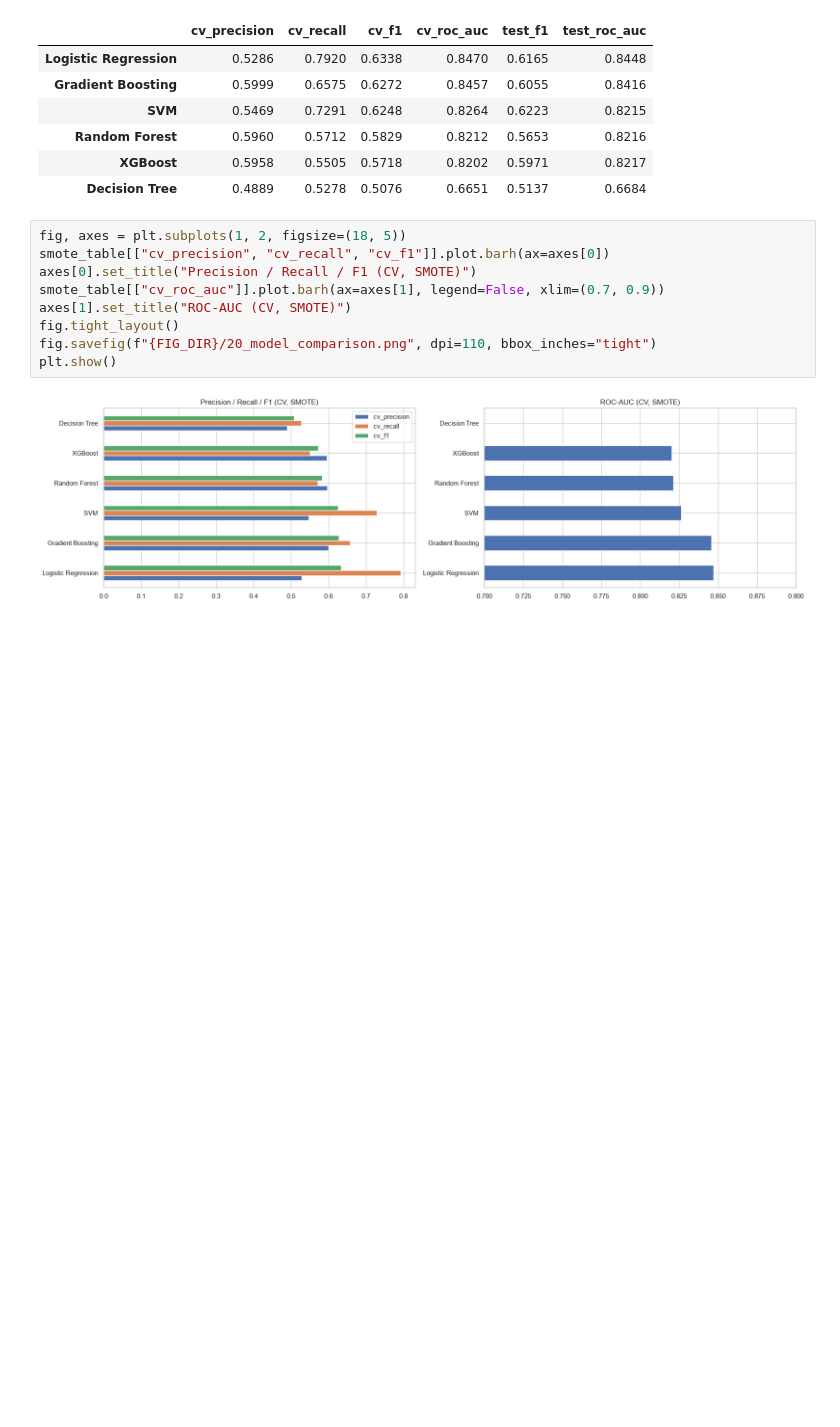
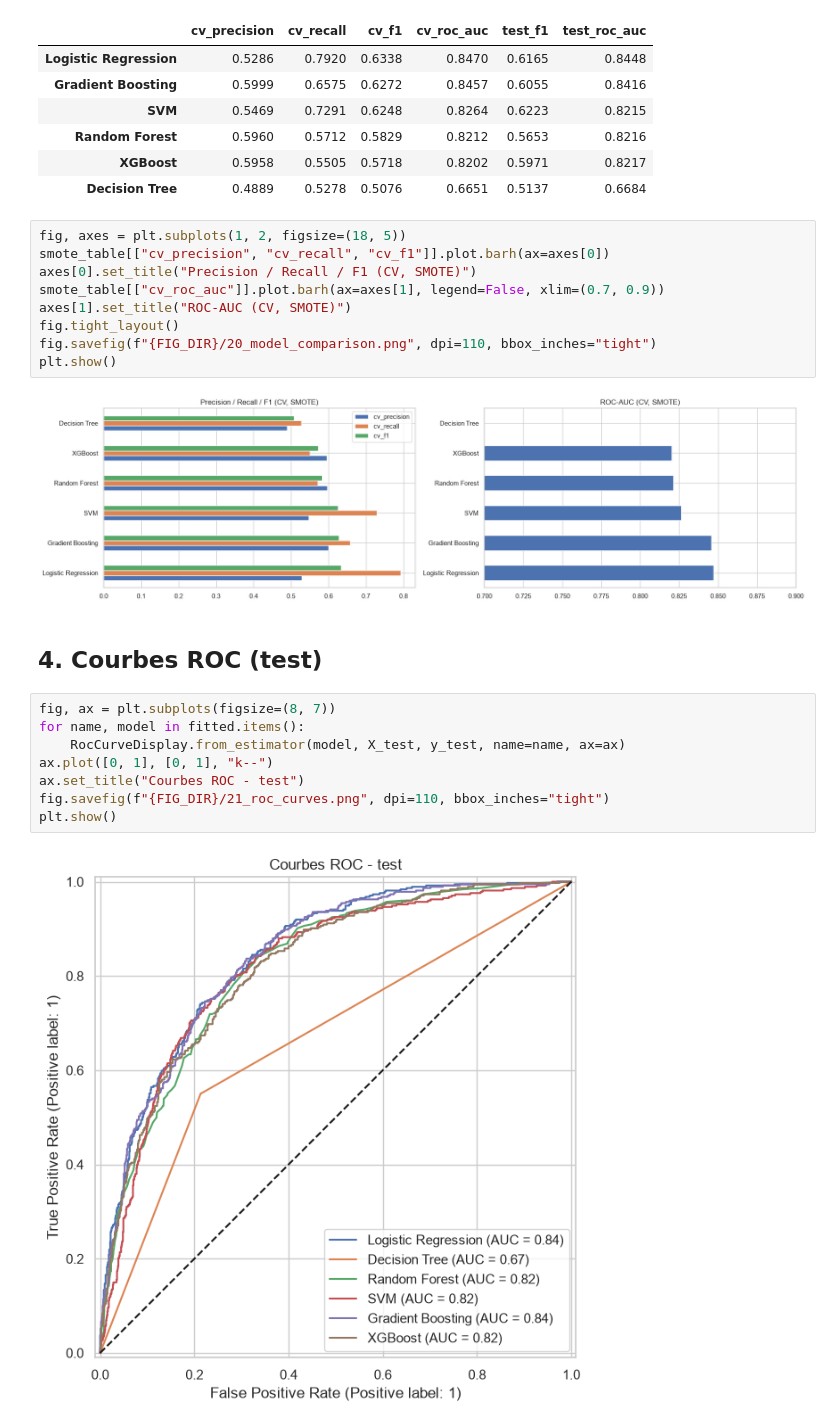
Before and after one commit to doughmi-ilyas/customer-churn-prediction, a Jupyter notebook: notebooks/03_classification.ipynb, the cells around one changed output. Drawn from its saved outputs; the diff is of its cells as text; blank space fills up the shorter version.

Commit message:
classification: add section "Courbes ROC (test)"

```diff
--- a/notebooks/03_classification.ipynb
+++ b/notebooks/03_classification.ipynb
@@ -227,3 +227,15 @@ fig.savefig(f"{FIG_DIR}/20_model_comparison.png", dpi=110, bbox_inches="tight")
 plt.show()
 # %% [output]
 [figure]
+# %% [markdown]
+## 4. Courbes ROC (test)
+# %%
+fig, ax = plt.subplots(figsize=(8, 7))
+for name, model in fitted.items():
+    RocCurveDisplay.from_estimator(model, X_test, y_test, name=name, ax=ax)
+ax.plot([0, 1], [0, 1], "k--")
+ax.set_title("Courbes ROC - test")
+fig.savefig(f"{FIG_DIR}/21_roc_curves.png", dpi=110, bbox_inches="tight")
+plt.show()
+# %% [output]
+[figure, added]
```
Also changed, not shown: 1 other file.
